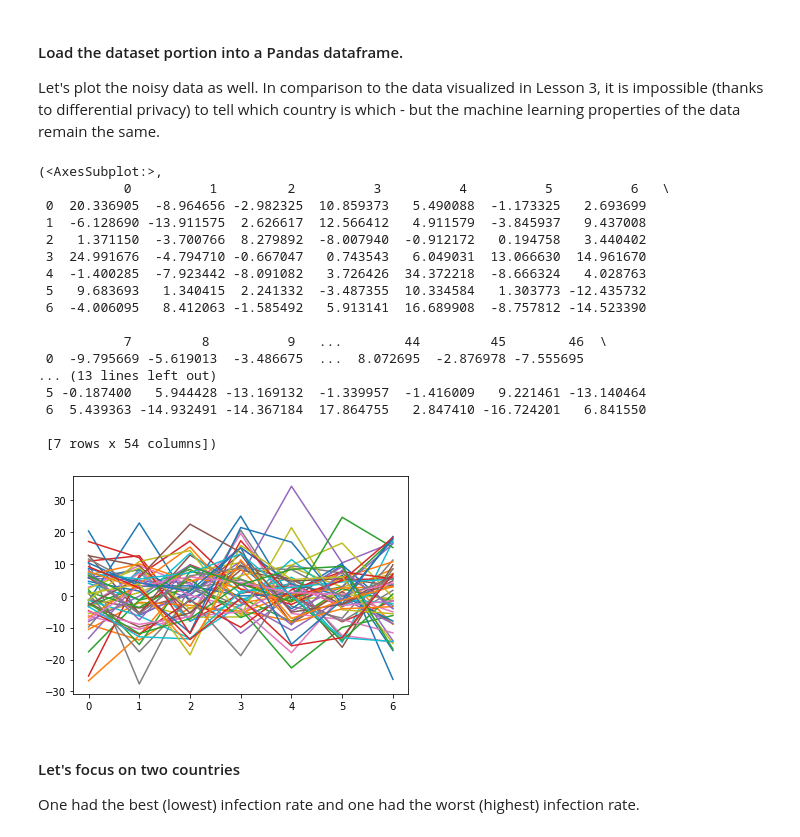
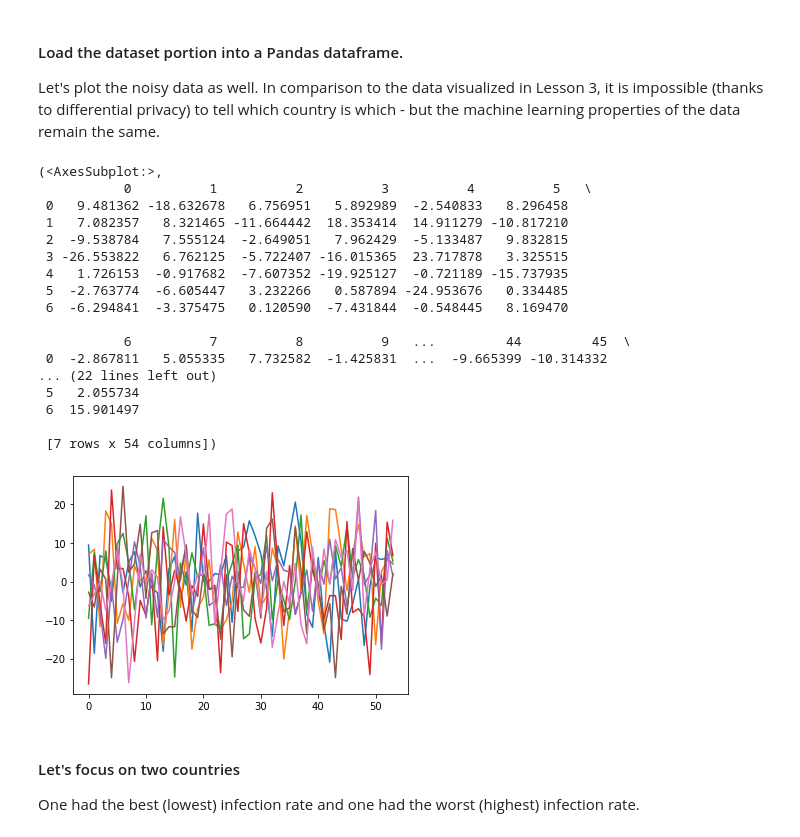
Before and after one commit to OpenMined/courses, a Jupyter notebook: L5_RemoteDataScience.ipynb, the cells around one changed output. Drawn from its saved outputs; the diff is of its cells as text; code cells hidden in the pictures.

Commit message:
Changes to plot. Contributing towards issue - 217

```diff
--- a/L5_RemoteDataScience.ipynb
+++ b/L5_RemoteDataScience.ipynb
@@ -124,26 +121,26 @@ len(published_data)
 Let's plot the noisy data as well. In comparison to the data visualized in Lesson 3, it is impossible (thanks to differential privacy) to tell which country is which - but the machine learning properties of the data remain the same.
 # %%
 data_df = pd.DataFrame(published_data)
-data_df.plot(legend=False), data_df
+data_df.transpose().plot(legend=False), data_df
 # %% [output]
 (<AxesSubplot:>,
-           0          1         2          3          4          5          6   \
- 0  20.336905  -8.964656 -2.982325  10.859373   5.490088  -1.173325   2.693699
- 1  -6.128690 -13.911575  2.626617  12.566412   4.911579  -3.845937   9.437008
- 2   1.371150  -3.700766  8.279892  -8.007940  -0.912172   0.194758   3.440402
- 3  24.991676  -4.794710 -0.667047   0.743543   6.049031  13.066630  14.961670
- 4  -1.400285  -7.923442 -8.091082   3.726426  34.372218  -8.666324   4.028763
- 5   9.683693   1.340415  2.241332  -3.487355  10.334584   1.303773 -12.435732
- 6  -4.006095   8.412063 -1.585492   5.913141  16.689908  -8.757812 -14.523390
+           0          1          2          3          4          5   \
+ 0   9.481362 -18.632678   6.756951   5.892989  -2.540833   8.296458
+ 1   7.082357   8.321465 -11.664442  18.353414  14.911279 -10.817210
+ 2  -9.538784   7.555124  -2.649051   7.962429  -5.133487   9.832815
+ 3 -26.553822   6.762125  -5.722407 -16.015365  23.717878   3.325515
+ 4   1.726153  -0.917682  -7.607352 -19.925127  -0.721189 -15.737935
+ 5  -2.763774  -6.605447   3.232266   0.587894 -24.953676   0.334485
+ 6  -6.294841  -3.375475   0.120590  -7.431844  -0.548445   8.169470
 
-           7         8          9   ...        44         45        46  \
- 0  -9.795669 -5.619013  -3.486675  ...  8.072695  -2.876978 -7.555695
-... (13 lines left out)
- 5 -0.187400   5.944428 -13.169132  -1.339957  -1.416009   9.221461 -13.140464
- 6  5.439363 -14.932491 -14.367184  17.864755   2.847410 -16.724201   6.841550
+           6          7          8          9   ...         44         45  \
+ 0  -2.867811   5.055335   7.732582  -1.425831  ...  -9.665399 -10.314332
+... (22 lines left out)
+ 5   2.055734
+ 6  15.901497
 
  [7 rows x 54 columns])
-[figure, old version]
+[figure, new version]
 # %%
 # data_df["total_cases_per_week"] = data_df.sum(1)
 # data_df.plot(legend=False)
```
Also changed, not shown: parts of 7 cells of this notebook.
